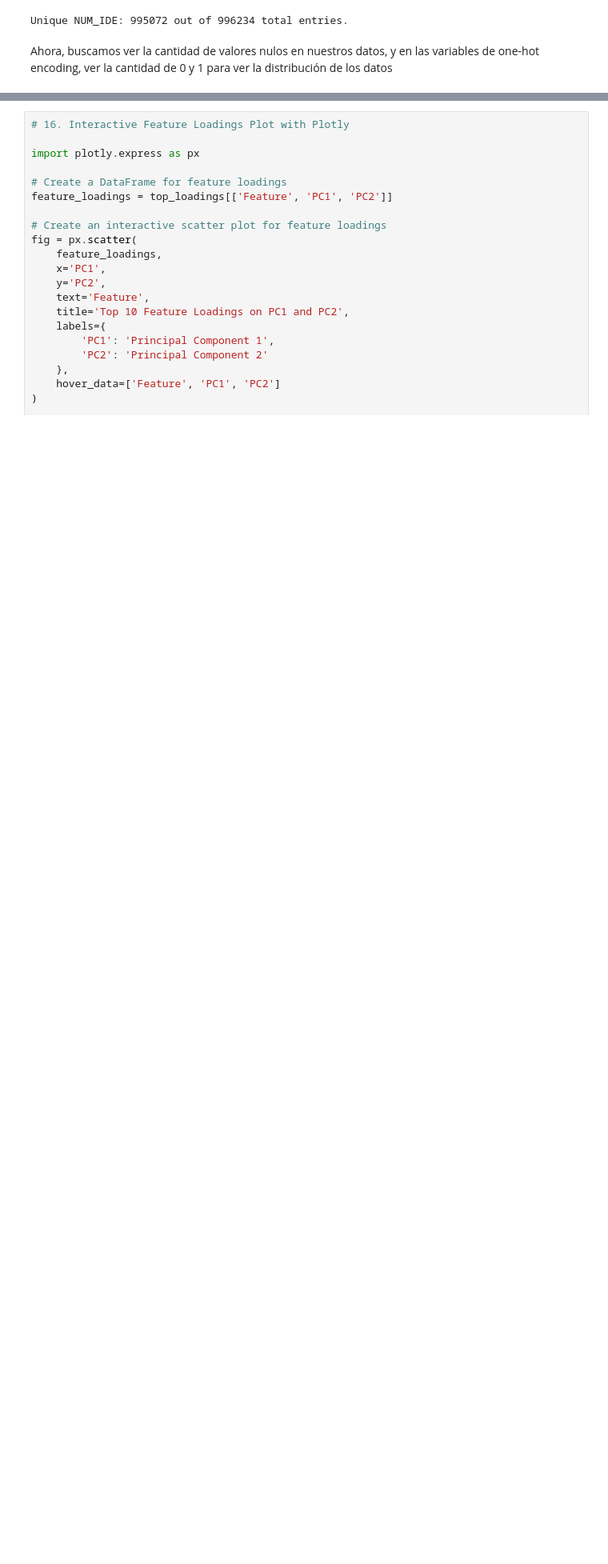
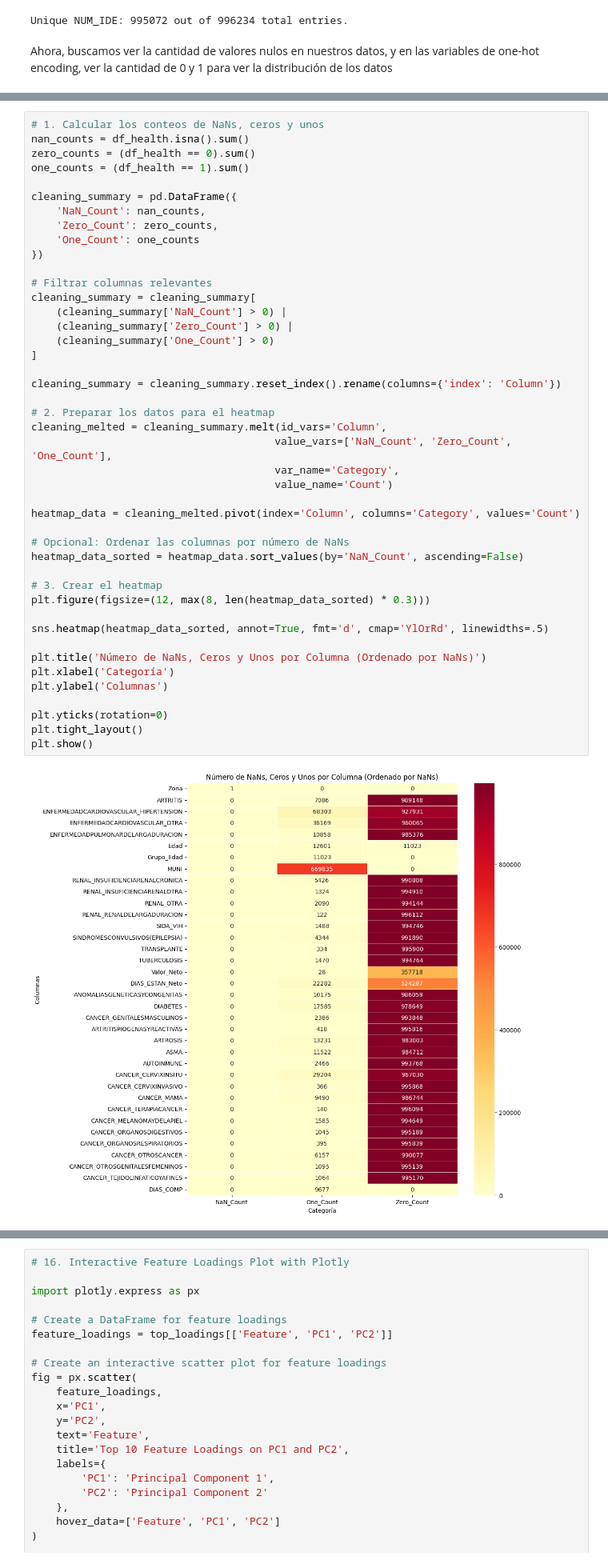
Before and after one commit to davidsmoreno/DifPrivHealthCostPredict, a Jupyter notebook: 2_Analisis_de_correlacion_y_reduccion_de_dimensionalidad.ipynb, the cells around one changed output, grey strips where cells are left out. Shown at 80% size. Saved outputs shown, nothing was run; the diff lists cells and outputs as text; blank space fills up the shorter version.

```diff
--- a/2_Analisis_de_correlacion_y_reduccion_de_dimensionalidad.ipynb
+++ b/2_Analisis_de_correlacion_y_reduccion_de_dimensionalidad.ipynb
@@ -171,0 +133,46 @@ Zona                                           0        0.000000
+# %%
+# 1. Calcular los conteos de NaNs, ceros y unos
+nan_counts = df_health.isna().sum()
+zero_counts = (df_health == 0).sum()
+one_counts = (df_health == 1).sum()
+
+cleaning_summary = pd.DataFrame({
+    'NaN_Count': nan_counts,
+    'Zero_Count': zero_counts,
+    'One_Count': one_counts
+})
+
+# Filtrar columnas relevantes
+cleaning_summary = cleaning_summary[
+    (cleaning_summary['NaN_Count'] > 0) |
+    (cleaning_summary['Zero_Count'] > 0) |
+    (cleaning_summary['One_Count'] > 0)
+]
+
+cleaning_summary = cleaning_summary.reset_index().rename(columns={'index': 'Column'})
+
+# 2. Preparar los datos para el heatmap
+cleaning_melted = cleaning_summary.melt(id_vars='Column',
+                                       value_vars=['NaN_Count', 'Zero_Count', 'One_Count'],
+                                       var_name='Category',
+                                       value_name='Count')
+
+heatmap_data = cleaning_melted.pivot(index='Column', columns='Category', values='Count')
+
+# Opcional: Ordenar las columnas por número de NaNs
+heatmap_data_sorted = heatmap_data.sort_values(by='NaN_Count', ascending=False)
+
+# 3. Crear el heatmap
+plt.figure(figsize=(12, max(8, len(heatmap_data_sorted) * 0.3)))
+
+sns.heatmap(heatmap_data_sorted, annot=True, fmt='d', cmap='YlOrRd', linewidths=.5)
+
+plt.title('Número de NaNs, Ceros y Unos por Columna (Ordenado por NaNs)')
+plt.xlabel('Categoría')
+plt.ylabel('Columnas')
+
+plt.yticks(rotation=0)
+plt.tight_layout()
+plt.show()
+# %% [output]
+[figure, added]
```
Also changed, not shown: parts of 21 cells of this notebook, 2 other files.
